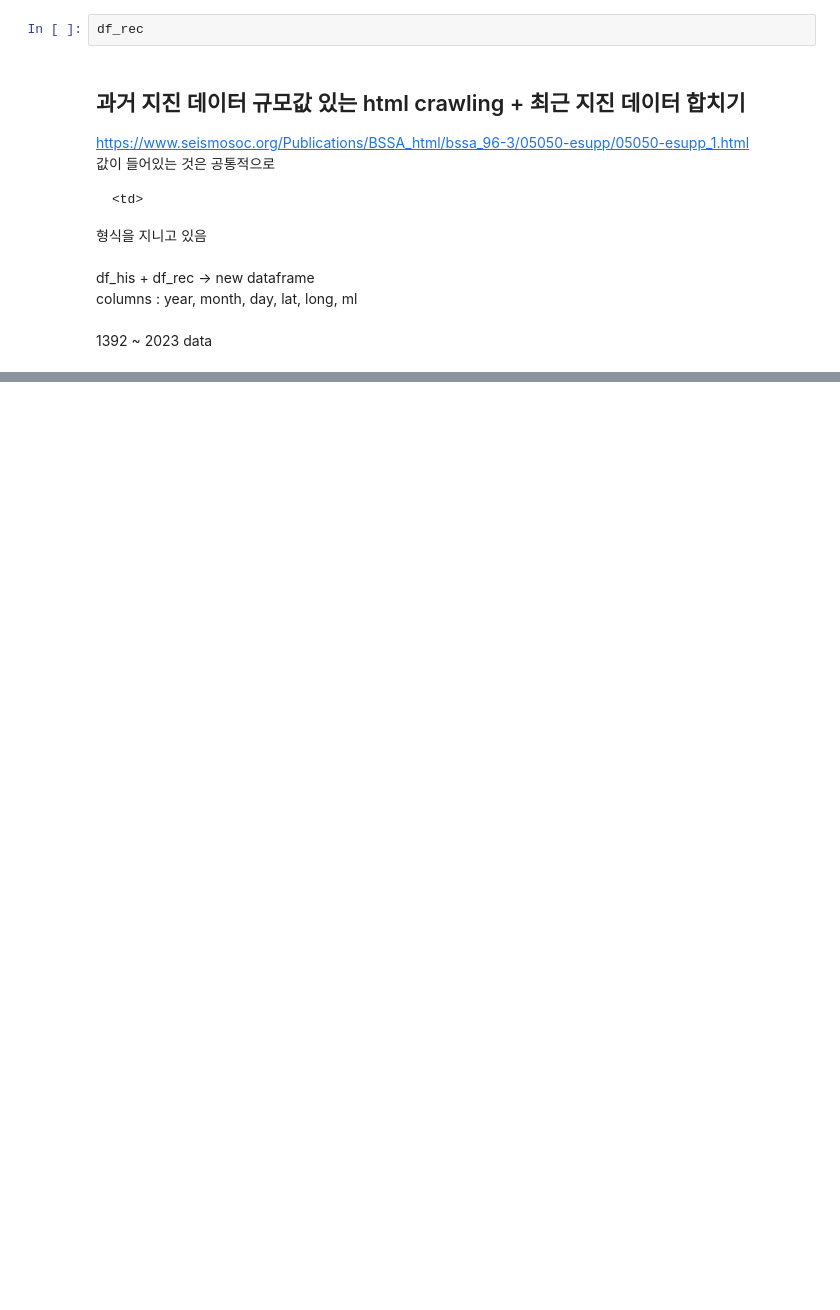
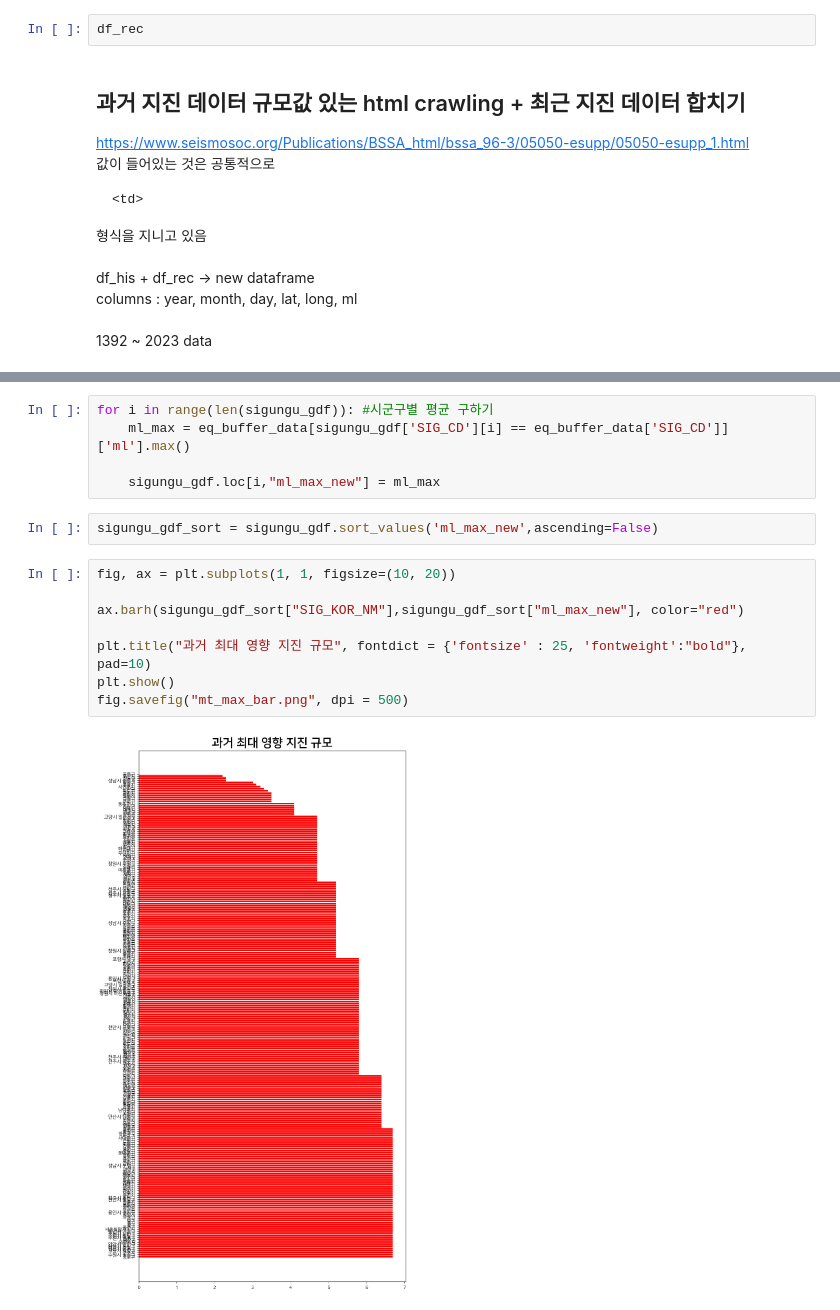
Before and after one commit to DeckofKard/Earthquake, a Jupyter notebook: eqlist_heatmap.ipynb, the cells around one changed output, grey strips where cells are left out. Cells and saved outputs as stored; diff of their text form; blank space fills up the shorter version.

```diff
--- a/eqlist_heatmap.ipynb
+++ b/eqlist_heatmap.ipynb
@@ -278,0 +358,17 @@ sigungu_gdf.ml_max.dropna()
+# %%
+for i in range(len(sigungu_gdf)): #시군구별 평균 구하기
+    ml_max = eq_buffer_data[sigungu_gdf['SIG_CD'][i] == eq_buffer_data['SIG_CD']]['ml'].max()
+
+    sigungu_gdf.loc[i,"ml_max_new"] = ml_max
+# %%
+sigungu_gdf_sort = sigungu_gdf.sort_values('ml_max_new',ascending=False)
+# %%
+fig, ax = plt.subplots(1, 1, figsize=(10, 20))
+
+ax.barh(sigungu_gdf_sort["SIG_KOR_NM"],sigungu_gdf_sort["ml_max_new"], color="red")
+
+plt.title("과거 최대 영향 지진 규모", fontdict = {'fontsize' : 25, 'fontweight':"bold"}, pad=10)
+plt.show()
+fig.savefig("mt_max_bar.png", dpi = 500)
+# %% [output]
+[figure, added]
```
Also changed, not shown: parts of 19 cells of this notebook, 22 other files.
